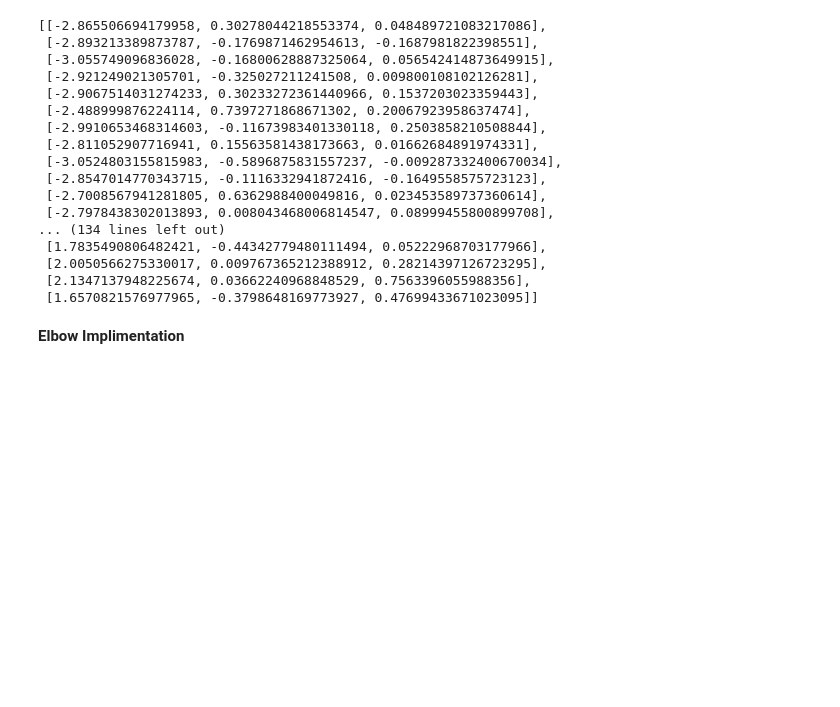
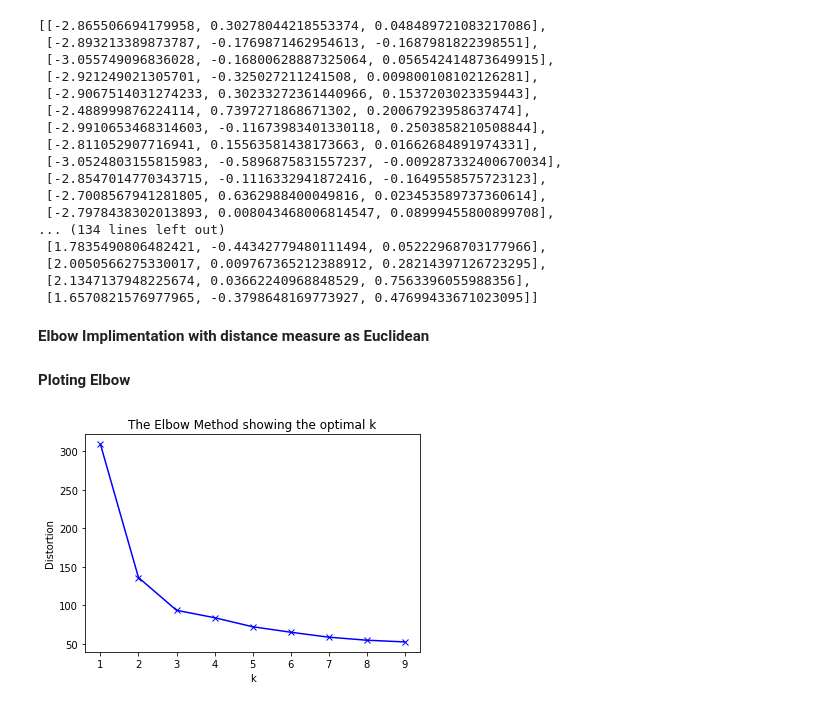
Before and after one commit to shobhitagrawal24/MasterThesis, a Jupyter notebook: Analysis/Iris/Elbow Method/Elbow Method.ipynb, the cells around one changed output. Cells and saved outputs as stored; diff of their text form; code cells hidden in the pictures; blank space fills up the shorter version.

```diff
--- a/Analysis/Iris/Elbow Method/Elbow Method.ipynb
+++ b/Analysis/Iris/Elbow Method/Elbow Method.ipynb
@@ -84,3 +84,5 @@ sample
  [2.0050566275330017, 0.009767365212388912, 0.28214397126723295],
  [2.1347137948225674, 0.03662240968848529, 0.7563396055988356],
  [1.6570821576977965, -0.3798648169773927, 0.47699433671023095]]
+# %% [markdown]
+**Elbow Implimentation with distance measure as Euclidean**
@@ -87,2 +102,10 @@ sample
 # %% [markdown]
-**Elbow Implimentation**
+**Ploting Elbow**
+# %%
+plt.plot(K,distortion_euclidean,'bx-')
+plt.xlabel('k')
+plt.ylabel('Distortion')
+plt.title('The Elbow Method showing the optimal k')
+plt.show()
+# %% [output]
+[figure, added]
```
Also changed, not shown: parts of 14 cells of this notebook, 2 other files.
